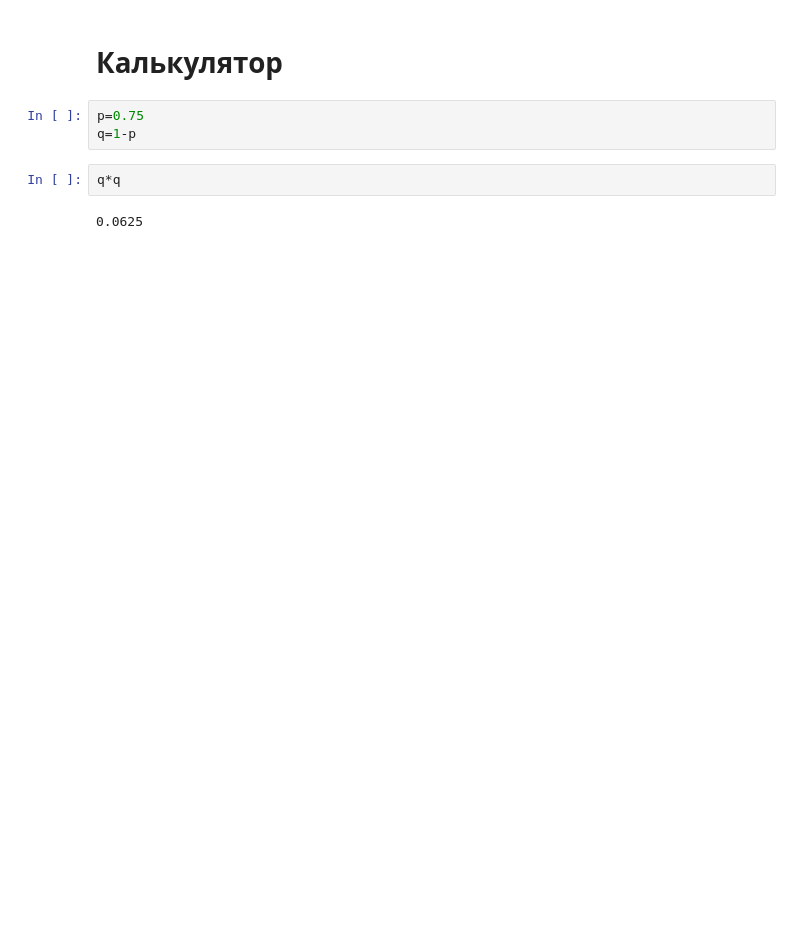
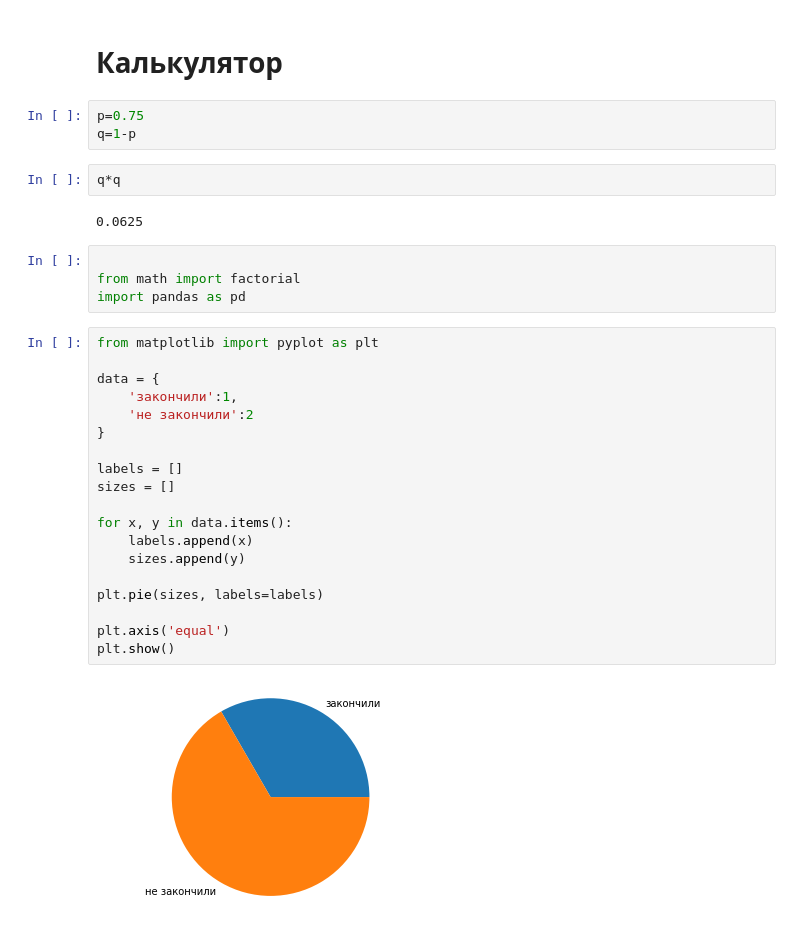
Before and after one commit to arigatory/ds_finals, a Jupyter notebook: Notes/Abstract.ipynb, the cells around one changed output. Saved outputs shown, nothing was run; the diff lists cells and outputs as text; blank space fills up the shorter version.

```diff
--- a/Notes/Abstract.ipynb
+++ b/Notes/Abstract.ipynb
@@ -277,3 +328,28 @@ q=1-p
 q*q
 # %% [output]
 0.0625
+# %%
+
+from math import factorial
+import pandas as pd
+# %%
+from matplotlib import pyplot as plt
+
+data = {
+    'закончили':1,
+    'не закончили':2
+}
+
+labels = []
+sizes = []
+
+for x, y in data.items():
+    labels.append(x)
+    sizes.append(y)
+
+plt.pie(sizes, labels=labels)
+
+plt.axis('equal')
+plt.show()
+# %% [output]
+[figure, added]
```
Also changed, not shown: parts of 5 cells of this notebook, 1 other file.
